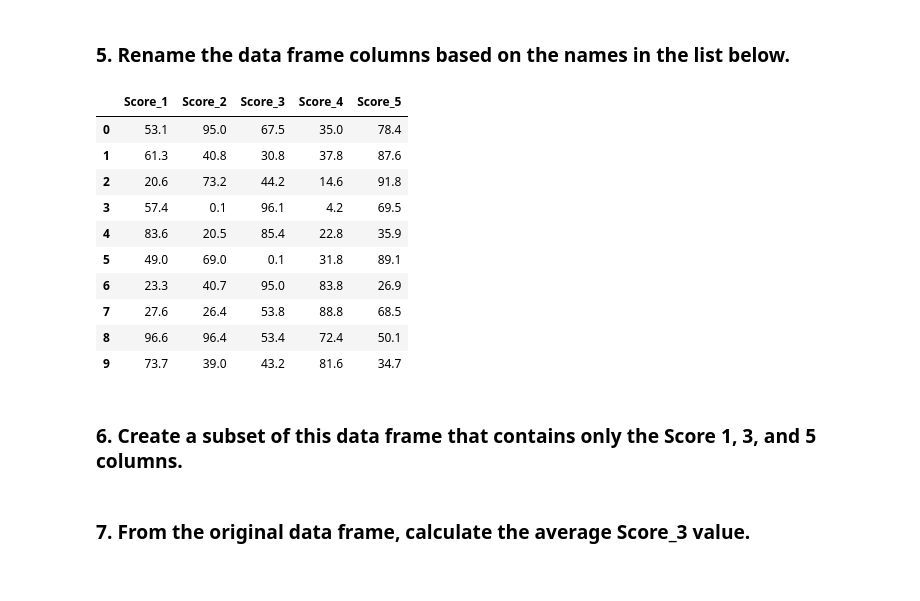
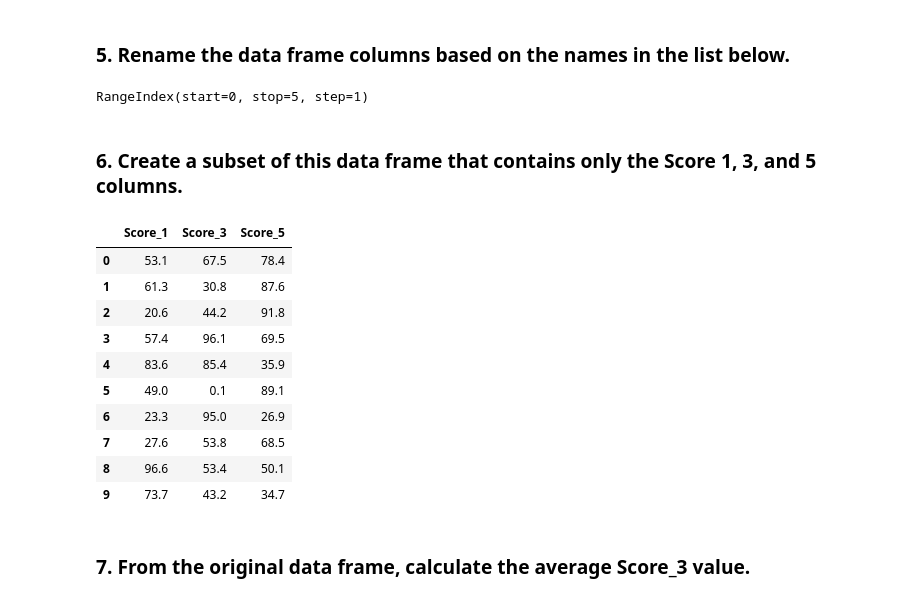
Before and after one commit to Ironhack-data-bcn-january-2023/lab-pandas, a Jupyter notebook: your-code/pandas_1.ipynb, the cells around one changed output. Cells and saved outputs as stored; diff of their text form; code cells hidden in the pictures.

```diff
--- a/your-code/pandas_1.ipynb
+++ b/your-code/pandas_1.ipynb
@@ -64,26 +64,32 @@ b = [[53.1, 95.0, 67.5, 35.0, 78.4],
      [73.7, 39.0, 43.2, 81.6, 34.7]]
 # %%
 colnames = ['Score_1', 'Score_2', 'Score_3', 'Score_4', 'Score_5']
+# %%
+df = pd.DataFrame(b) #one way to do it
+print (df.columns)
+df.columns = colnames
+# %% [output]
+RangeIndex(start=0, stop=5, step=1)
 # %%
-df = pd.DataFrame(b)
+df = pd.DataFrame(b) #another way to do the same than above
 df.rename(columns={0: 'Score_1' , 1 : 'Score_2', 2:'Score_3', 3: 'Score_4', 4:'Score_5'}, inplace=True)
-df
-# %% [output]
-|  | Score_1 | Score_2 | Score_3 | Score_4 | Score_5 |
-| 0 | 53.1 | 95.0 | 67.5 | 35.0 | 78.4 |
-| 1 | 61.3 | 40.8 | 30.8 | 37.8 | 87.6 |
-| 2 | 20.6 | 73.2 | 44.2 | 14.6 | 91.8 |
-| 3 | 57.4 | 0.1 | 96.1 | 4.2 | 69.5 |
-| 4 | 83.6 | 20.5 | 85.4 | 22.8 | 35.9 |
-| 5 | 49.0 | 69.0 | 0.1 | 31.8 | 89.1 |
-| 6 | 23.3 | 40.7 | 95.0 | 83.8 | 26.9 |
-| 7 | 27.6 | 26.4 | 53.8 | 88.8 | 68.5 |
-| 8 | 96.6 | 96.4 | 53.4 | 72.4 | 50.1 |
-| 9 | 73.7 | 39.0 | 43.2 | 81.6 | 34.7 |
 # %% [markdown]
 ### 6. Create a subset of this data frame that contains only the Score 1, 3, and 5 columns.
 # %%
-df_1 =df.drop(columns = ["Score_2","Score_4"], inplace=True, axis=1)
+df_1 = df.drop(columns = ["Score_2","Score_4"], inplace=False, axis=1)
+df_1
+# %% [output]
+|  | Score_1 | Score_3 | Score_5 |
+| 0 | 53.1 | 67.5 | 78.4 |
+| 1 | 61.3 | 30.8 | 87.6 |
+| 2 | 20.6 | 44.2 | 91.8 |
+| 3 | 57.4 | 96.1 | 69.5 |
+| 4 | 83.6 | 85.4 | 35.9 |
+| 5 | 49.0 | 0.1 | 89.1 |
+| 6 | 23.3 | 95.0 | 26.9 |
+| 7 | 27.6 | 53.8 | 68.5 |
+| 8 | 96.6 | 53.4 | 50.1 |
+| 9 | 73.7 | 43.2 | 34.7 |
 # %% [markdown]
 ### 7. From the original data frame, calculate the average Score_3 value.
 # %%
```
Also changed, not shown: parts of 3 cells of this notebook.
